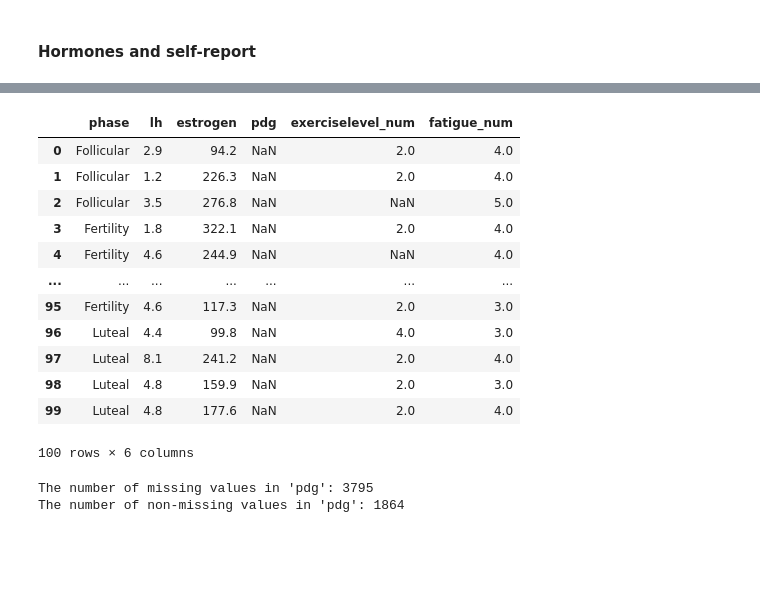
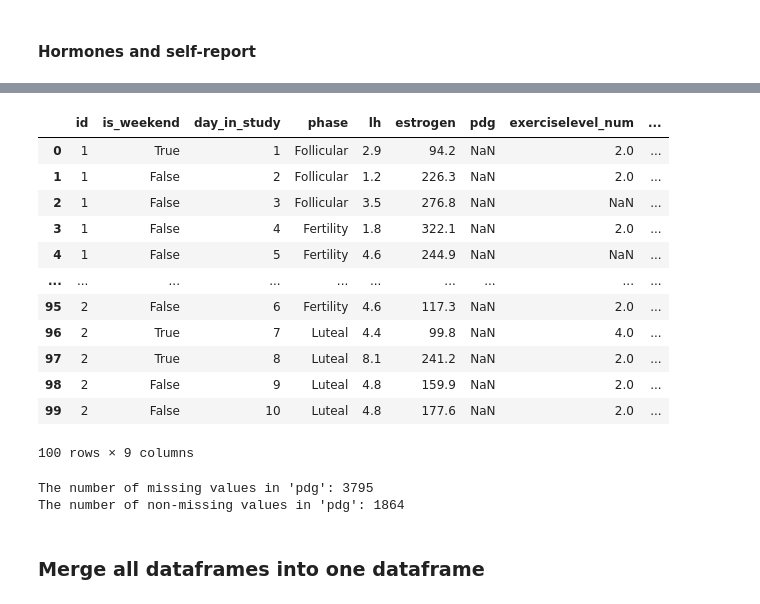
Before and after one commit to EstelleWang-UofT/ML-for-Women, a Jupyter notebook: notebooks/physical activity/mcphases_physical_activity 111.ipynb, the cells around one changed output, grey strips where cells are left out. Drawn from its saved outputs; the diff is of its cells as text; code cells hidden in the pictures; blank space fills up the shorter version.

Commit message:
fix bug to process dataframes

```diff
--- a/notebooks/physical activity/mcphases_physical_activity 111.ipynb
+++ b/notebooks/physical activity/mcphases_physical_activity 111.ipynb
@@ -377,23 +387,26 @@ for col in symptoms:
 # %%
-hormones_and_selfreport = hormones_and_selfreport[["phase", "lh", "estrogen", "pdg", "exerciselevel_num", "fatigue_num"]]
+hormones_and_selfreport = hormones_and_selfreport[["id", "is_weekend", "day_in_study", "phase", "lh",
+                                                   "estrogen", "pdg", "exerciselevel_num", "fatigue_num"]]
 hormones_and_selfreport.head(100)
 # %% [output]
-|  | phase | lh | estrogen | pdg | exerciselevel_num | fatigue_num |
-| 0 | Follicular | 2.9 | 94.2 | NaN | 2.0 | 4.0 |
-| 1 | Follicular | 1.2 | 226.3 | NaN | 2.0 | 4.0 |
-| 2 | Follicular | 3.5 | 276.8 | NaN | NaN | 5.0 |
-| 3 | Fertility | 1.8 | 322.1 | NaN | 2.0 | 4.0 |
-| 4 | Fertility | 4.6 | 244.9 | NaN | NaN | 4.0 |
-| ... | ... | ... | ... | ... | ... | ... |
-| 95 | Fertility | 4.6 | 117.3 | NaN | 2.0 | 3.0 |
-| 96 | Luteal | 4.4 | 99.8 | NaN | 4.0 | 3.0 |
-| 97 | Luteal | 8.1 | 241.2 | NaN | 2.0 | 4.0 |
-| 98 | Luteal | 4.8 | 159.9 | NaN | 2.0 | 3.0 |
-| 99 | Luteal | 4.8 | 177.6 | NaN | 2.0 | 4.0 |
+|  | id | is_weekend | day_in_study | phase | lh | estrogen | pdg | exerciselevel_num | ... |
+| 0 | 1 | True | 1 | Follicular | 2.9 | 94.2 | NaN | 2.0 | ... |
+| 1 | 1 | False | 2 | Follicular | 1.2 | 226.3 | NaN | 2.0 | ... |
+| 2 | 1 | False | 3 | Follicular | 3.5 | 276.8 | NaN | NaN | ... |
+| 3 | 1 | False | 4 | Fertility | 1.8 | 322.1 | NaN | 2.0 | ... |
+| 4 | 1 | False | 5 | Fertility | 4.6 | 244.9 | NaN | NaN | ... |
+| ... | ... | ... | ... | ... | ... | ... | ... | ... | ... |
+| 95 | 2 | False | 6 | Fertility | 4.6 | 117.3 | NaN | 2.0 | ... |
+| 96 | 2 | True | 7 | Luteal | 4.4 | 99.8 | NaN | 4.0 | ... |
+| 97 | 2 | True | 8 | Luteal | 8.1 | 241.2 | NaN | 2.0 | ... |
+| 98 | 2 | False | 9 | Luteal | 4.8 | 159.9 | NaN | 2.0 | ... |
+| 99 | 2 | False | 10 | Luteal | 4.8 | 177.6 | NaN | 2.0 | ... |
-100 rows × 6 columns
+100 rows × 9 columns
 # %%
 print("The number of missing values in 'pdg':", hormones_and_selfreport["pdg"].isna().sum())
 print("The number of non-missing values in 'pdg':", hormones_and_selfreport["pdg"].notna().sum())
 # %% [output]
 The number of missing values in 'pdg': 3795
 The number of non-missing values in 'pdg': 1864
+# %% [markdown]
+### Merge all dataframes into one dataframe
```
Also changed, not shown: parts of 3 cells of this notebook.
